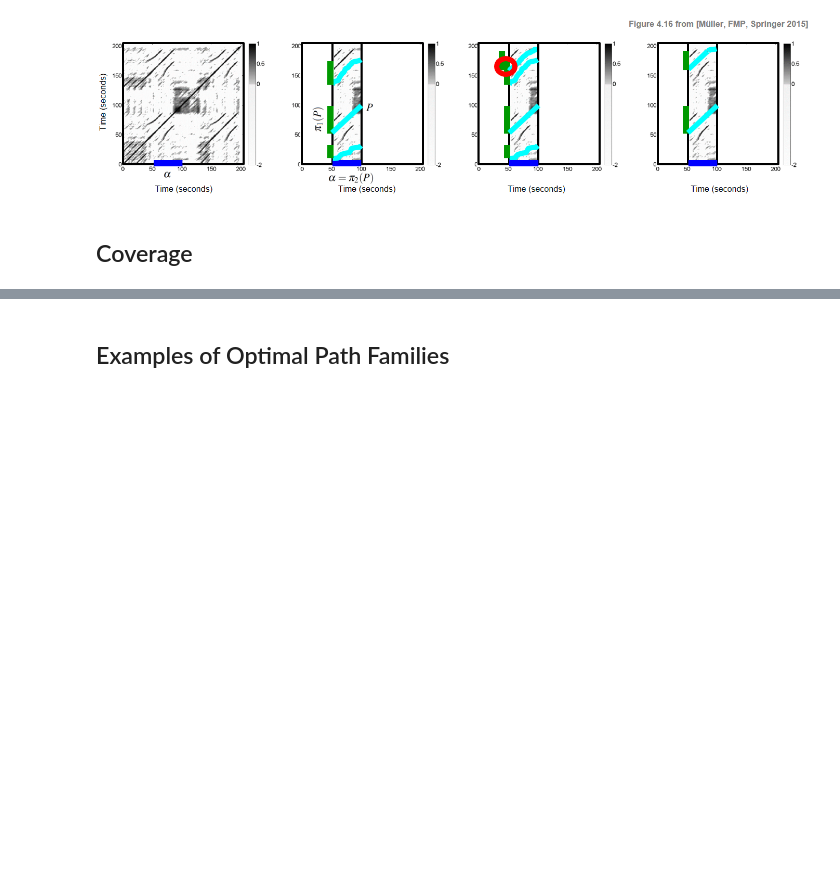
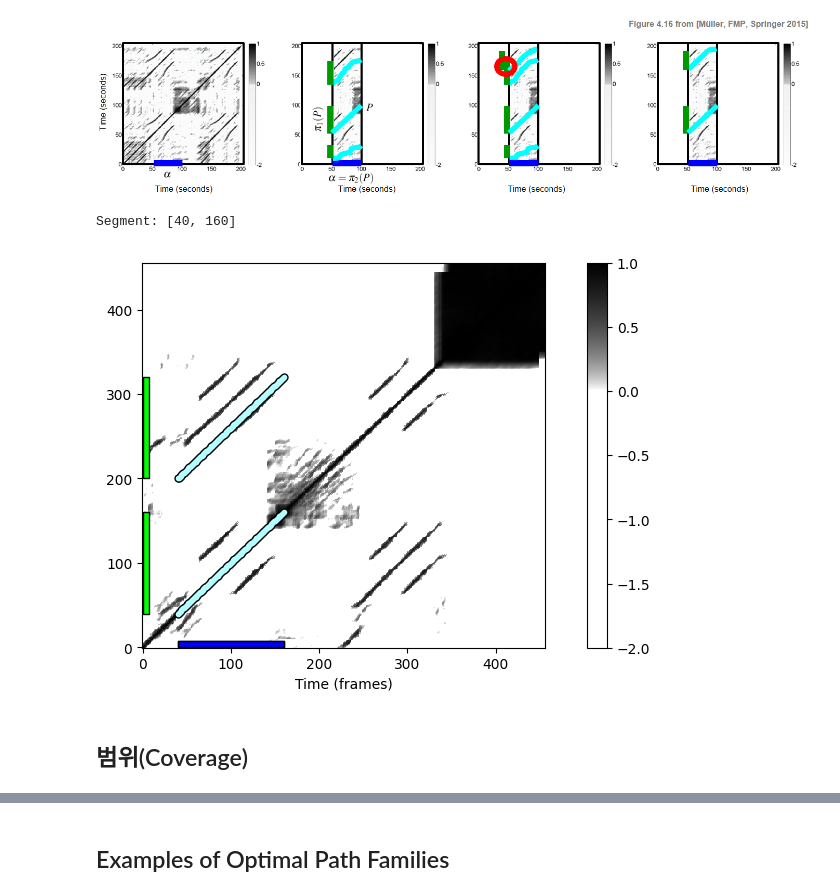
Before and after one commit to jo-cho/mir_kr, a Jupyter notebook: Notebooks/5. Music Structure Analysis/5.3.Audio_Thumbnail.ipynb, the cells around one changed output, grey strips where cells are left out. Drawn from its saved outputs; the diff is of its cells as text; code cells hidden in the pictures; blank space fills up the shorter version.

```diff
--- a/Notebooks/5. Music Structure Analysis/5.3.Audio_Thumbnail.ipynb
+++ b/Notebooks/5. Music Structure Analysis/5.3.Audio_Thumbnail.ipynb
@@ -133,2 +167,21 @@ ipd.Image("../img/5.music_structure_analysis/FMP_C4_F16.png", width=1000)
+# %%
+# Manually defined path family
+# For implementation reasons, the seconds components are of the paths
+# start with index 0 (corresponding to seg[0])
+seg_sec = [20, 80]
+seg = [int(seg_sec[0]*Fs_feature), int(seg_sec[1]*Fs_feature)]
+path_1 = [np.array([i+seg[0],i]) for i in range(0, seg[-1]-seg[0]+1)]
+path_2 = [np.array([int(i+100*Fs_feature),i]) for i in range(0, seg[-1]-seg[0]+1)]
+path_family = [path_1, path_2]
+print('Segment:', seg)
+
+fig, axs = plt.subplots(1, 2, gridspec_kw={'width_ratios': [1, 0.05]}, figsize=(6,5))
+
+plot_matrix(S, Fs=1, Fs_F=1, ax = [axs[0],axs[1]], cmap=cmap_penalty,
+                          xlabel='Time (frames)', ylabel='', title='')
+plot_path_family(axs[0], path_family, Fs=1, x_offset=seg[0])
+# %% [output]
+Segment: [40, 160]
+[figure, added]
 # %% [markdown]
-## Coverage
+## 범위(Coverage)
```
Also changed, not shown: parts of 28 cells of this notebook.
